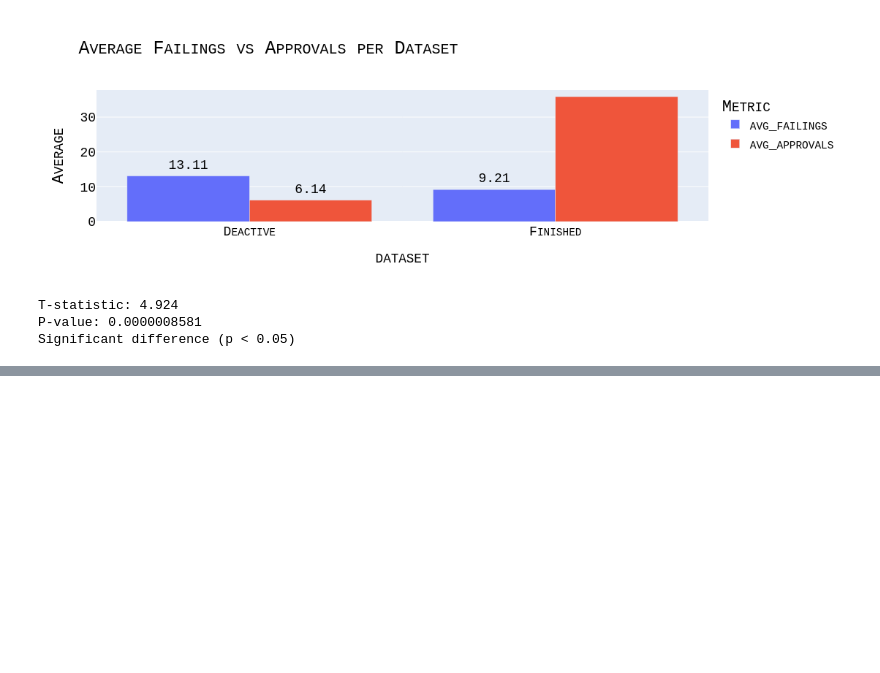
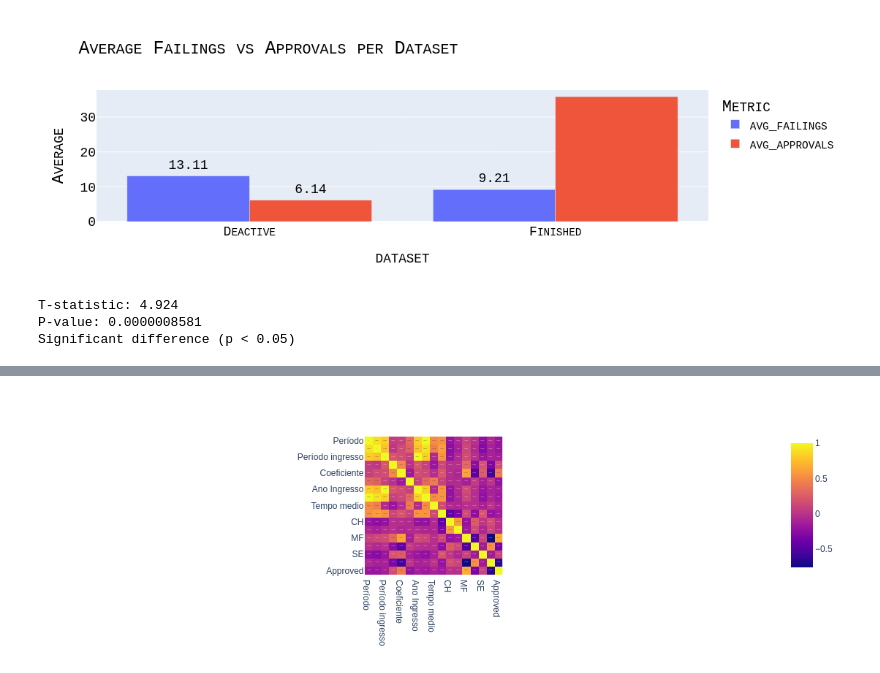
Before and after one commit to auserafim/ai-notebooks, a Jupyter notebook: evaded_college/evaded_college.ipynb, the cells around one changed output, grey strips where cells are left out. Cells and saved outputs as stored; diff of their text form; code cells hidden in the pictures; blank space fills up the shorter version.

```diff
--- a/evaded_college/evaded_college.ipynb
+++ b/evaded_college/evaded_college.ipynb
@@ -404,0 +409,4 @@ Significant difference (p < 0.05)
+# %%
+px.imshow(df_merged.corr(numeric_only=True), text_auto=True).show()
+# %% [output]
+[figure, added]
```
Also changed, not shown: parts of 1 cell of this notebook, 1 other file.
